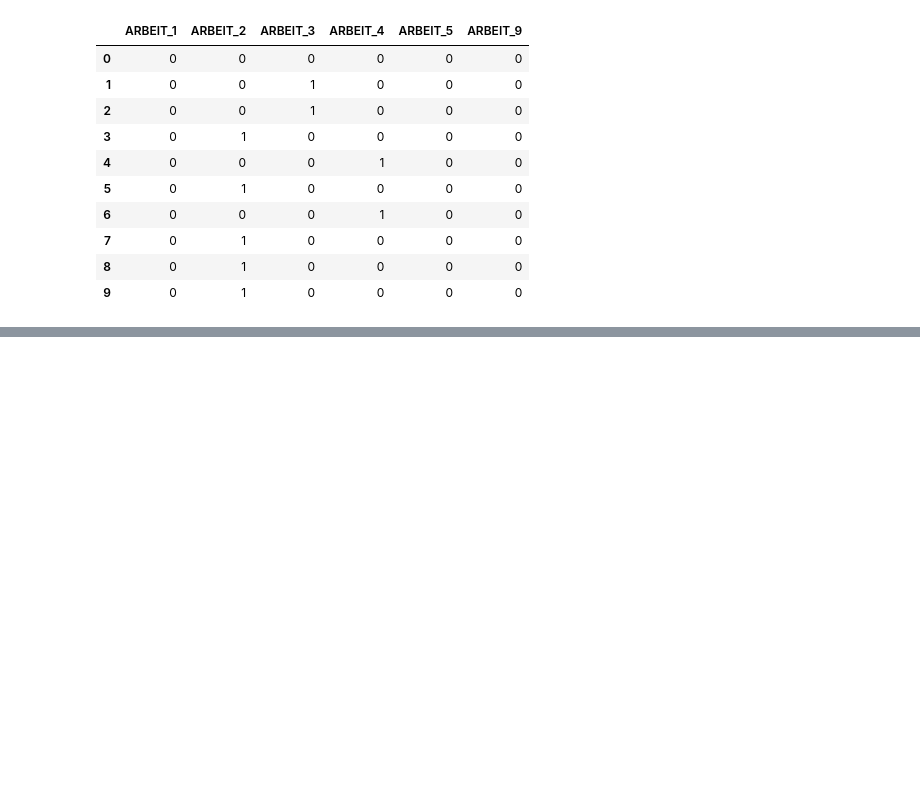
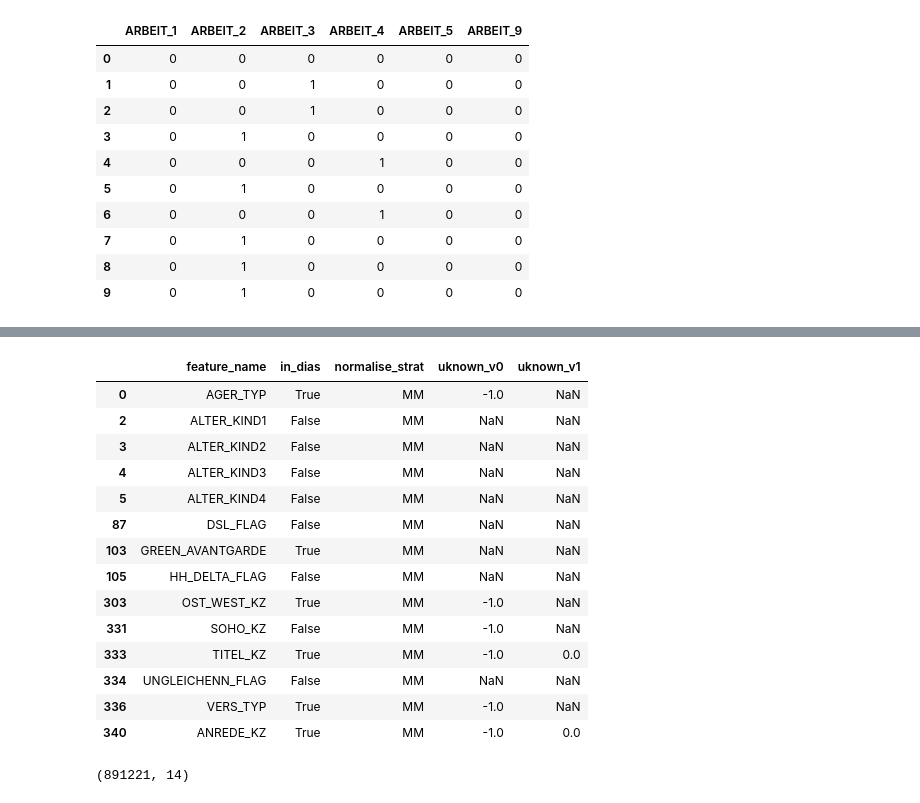
Before and after one commit to OliverFarren/arvato-udacity-customersegmentation, a Jupyter notebook: 0_dataset_eda_and_etl.ipynb, the cells around one changed output, grey strips where cells are left out. Drawn from its saved outputs; the diff is of its cells as text; code cells hidden in the pictures; blank space fills up the shorter version.

```diff
--- a/0_dataset_eda_and_etl.ipynb
+++ b/0_dataset_eda_and_etl.ipynb
@@ -1426,0 +1507,20 @@ arbeit_oh.head(10)
+# %%
+azdias_analysis = pd.read_csv('./analysis/azdias_analysis_updated.csv',sep=',',header=0)
+# %%
+azdias_analysis.loc[azdias_analysis.normalise_strat.isin(['MM'])]
+# %% [output]
+|  | feature_name | in_dias | normalise_strat | uknown_v0 | uknown_v1 |
+| 0 | AGER_TYP | True | MM | -1.0 | NaN |
+| 2 | ALTER_KIND1 | False | MM | NaN | NaN |
+| 3 | ALTER_KIND2 | False | MM | NaN | NaN |
+| 4 | ALTER_KIND3 | False | MM | NaN | NaN |
+| 5 | ALTER_KIND4 | False | MM | NaN | NaN |
+| 87 | DSL_FLAG | False | MM | NaN | NaN |
+| 103 | GREEN_AVANTGARDE | True | MM | NaN | NaN |
+| 105 | HH_DELTA_FLAG | False | MM | NaN | NaN |
+| 303 | OST_WEST_KZ | True | MM | -1.0 | NaN |
+| 331 | SOHO_KZ | False | MM | -1.0 | NaN |
+| 333 | TITEL_KZ | True | MM | -1.0 | 0.0 |
+| 334 | UNGLEICHENN_FLAG | False | MM | NaN | NaN |
+| 336 | VERS_TYP | True | MM | -1.0 | NaN |
+| 340 | ANREDE_KZ | True | MM | -1.0 | 0.0 |
@@ -1426,0 +1531,4 @@ arbeit_oh.head(10)
+# %%
+azdias_clean[cols_mm].shape
+# %% [output]
+(891221, 14)
```
Also changed, not shown: parts of 28 cells of this notebook, 6 other files.
